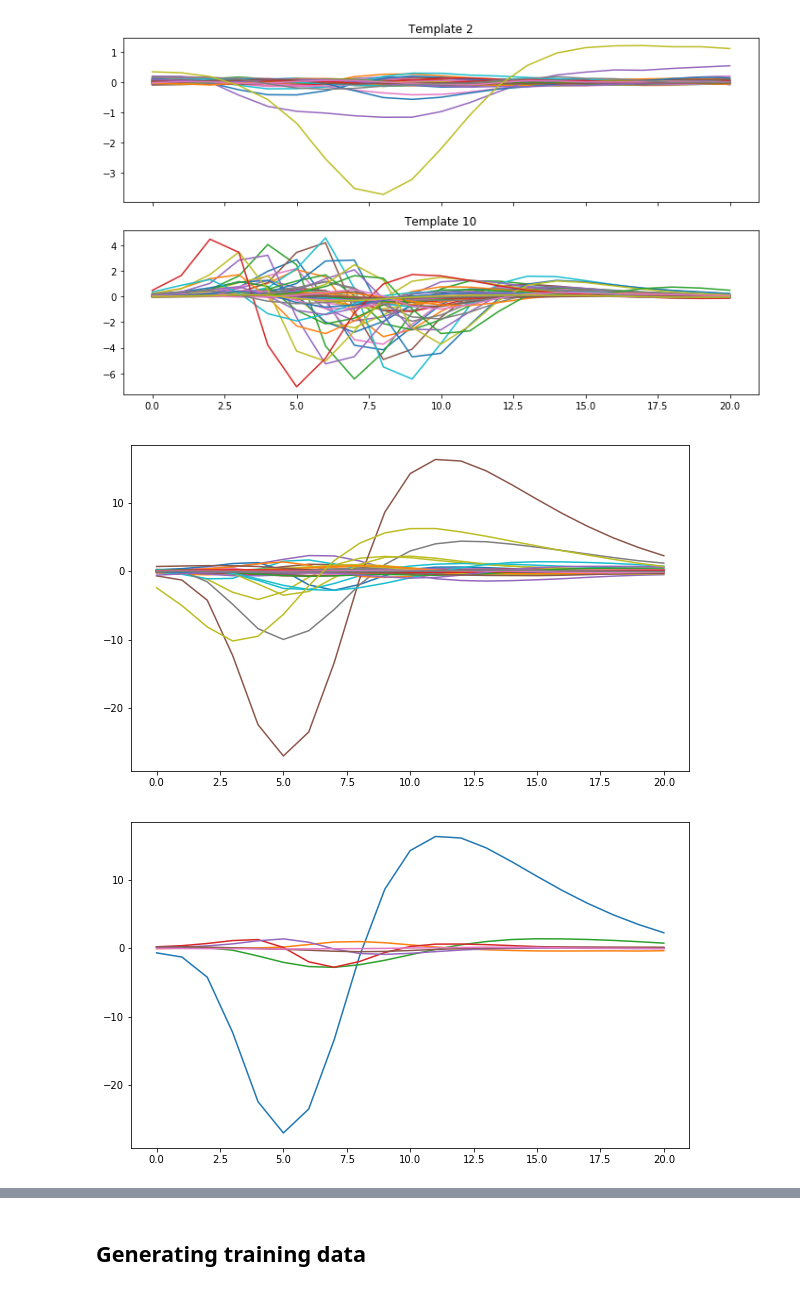
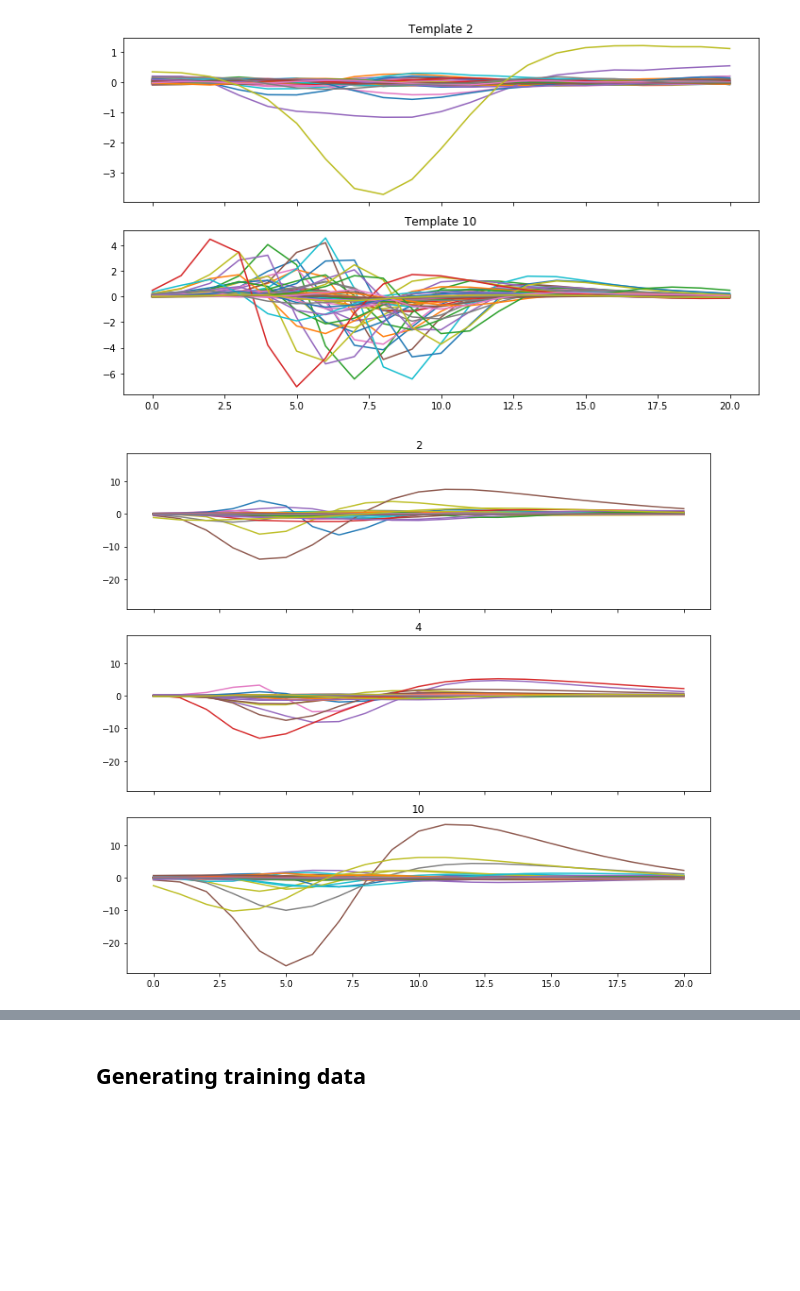
Before and after one commit to edublancas/yass-private, a Jupyter notebook: nnet/new-nnet-module.ipynb, the cells around one changed output, grey strips where cells are left out. Saved outputs shown, nothing was run; the diff lists cells and outputs as text; code cells hidden in the pictures; blank space fills up the shorter version.

```diff
--- a/nnet/new-nnet-module.ipynb
+++ b/nnet/new-nnet-module.ipynb
@@ -95,10 +96,11 @@ plt.rcParams['figure.figsize'] = (10, 6)
 se.plot_templates(group_ids=[2, 10])
 # %% [output]
 [figure]
-# %%
-_ = plt.plot(se.templates[10])
-# %% [output]
-[figure, removed]
+# %%
+plt.rcParams['figure.figsize'] = (10, 9)
+plot.grid(se.templates, axis=0, elements=[2, 4, 10])
+# %% [output]
+[figure, added]
 # %%
 from yass.geometry import make_channel_index
 # %%
@@ -112,7 +114,3 @@ for i in range(n_templates):
     main_channel = main_channels[i]
     neighbors = ch_index[main_channel]
     small_templates[i] = templates[i][:, neighbors]
-# %%
-_ = plt.plot(small_templates[10])
-# %% [output]
-[figure, removed]
```
Also changed, not shown: parts of 13 cells of this notebook.
